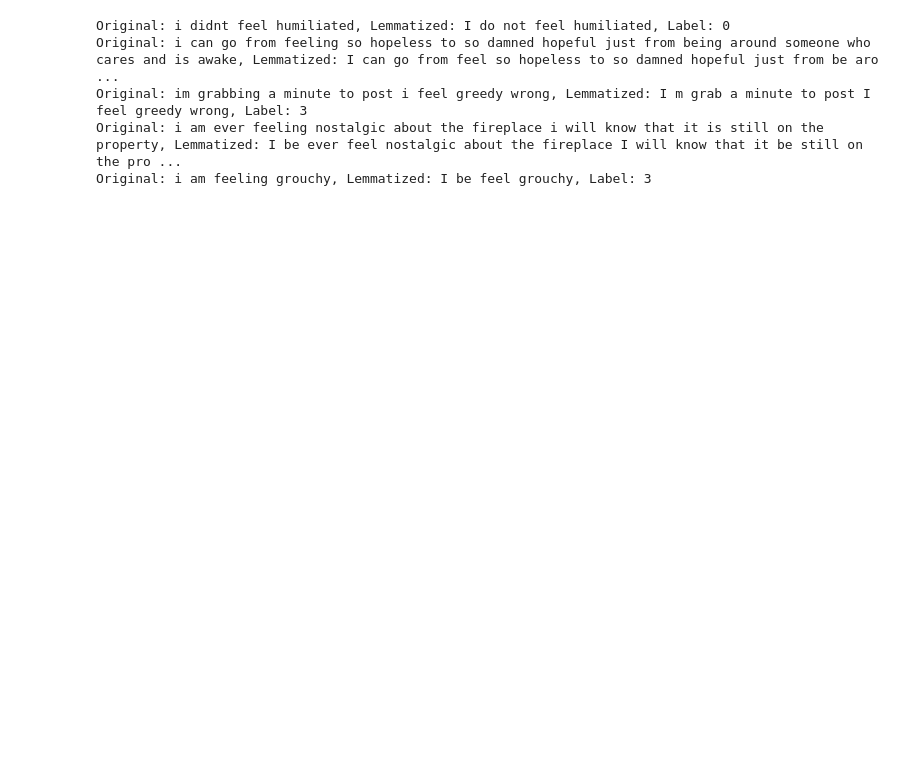
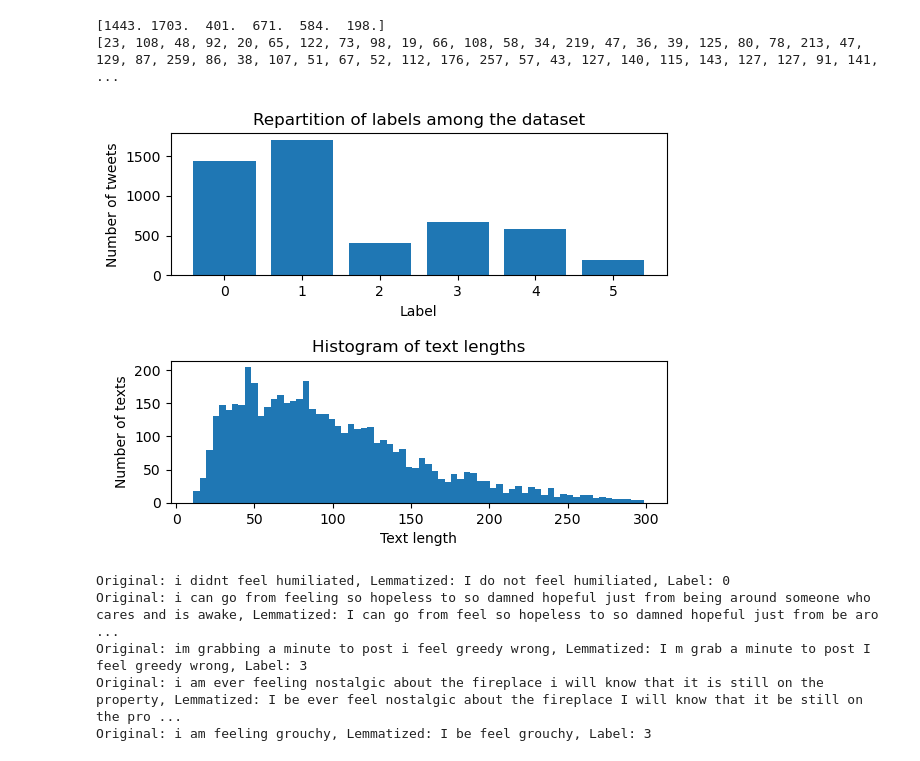
Before and after one commit to AlexisMourier/intelligent_system_seminar2, a Jupyter notebook: project.ipynb, the cells around one changed output. Drawn from its saved outputs; the diff is of its cells as text; code cells hidden in the pictures; blank space fills up the shorter version.

Commit message:
First look at the dataset

```diff
--- a/project.ipynb
+++ b/project.ipynb
@@ -1 +8,42 @@
+# %%
+# Load the datas and extract some important information
+
+label_values = np.zeros(6)
+text_lenghts = []
+
+with open("emotion_dataset.txt", "r") as datafile:
+    for line in datafile:
+        json_line = json.loads(line.strip())
+
+        # Assert every label associated to a tweet belongs to the expected interval
+        assert(0 <= json_line["label"] and json_line["label"] <= 5)
+
+        label_values[json_line["label"]] += 1
+        text_lenghts.append(len(json_line["text"]))
+
+print(label_values)
+print(text_lenghts)
+# %% [output]
+[1443. 1703.  401.  671.  584.  198.]
+[23, 108, 48, 92, 20, 65, 122, 73, 98, 19, 66, 108, 58, 34, 219, 47, 36, 39, 125, 80, 78, 213, 47, 129, 87, 259, 86, 38, 107, 51, 67, 52, 112, 176, 257, 57, 43, 127, 140, 115, 143, 127, 127, 91, 141,  ...
+# %%
+plt.figure()
+
+plt.subplot(2,1,1)
+plt.bar([i for i in range(len(label_values))], label_values)
+plt.xlabel("Label")
+plt.ylabel("Number of tweets")
+plt.title("Repartition of labels among the dataset")
+
+plt.subplot(2,1,2)
+plt.hist(text_lenghts, bins=70)
+plt.xlabel("Text length")
+plt.ylabel("Number of texts")
+plt.title("Histogram of text lengths")
+
+plt.subplots_adjust(hspace=0.6)
+
+plt.show()
+# %% [output]
+[figure, added]
 # %%
```
Also changed, not shown: parts of 2 cells of this notebook.
